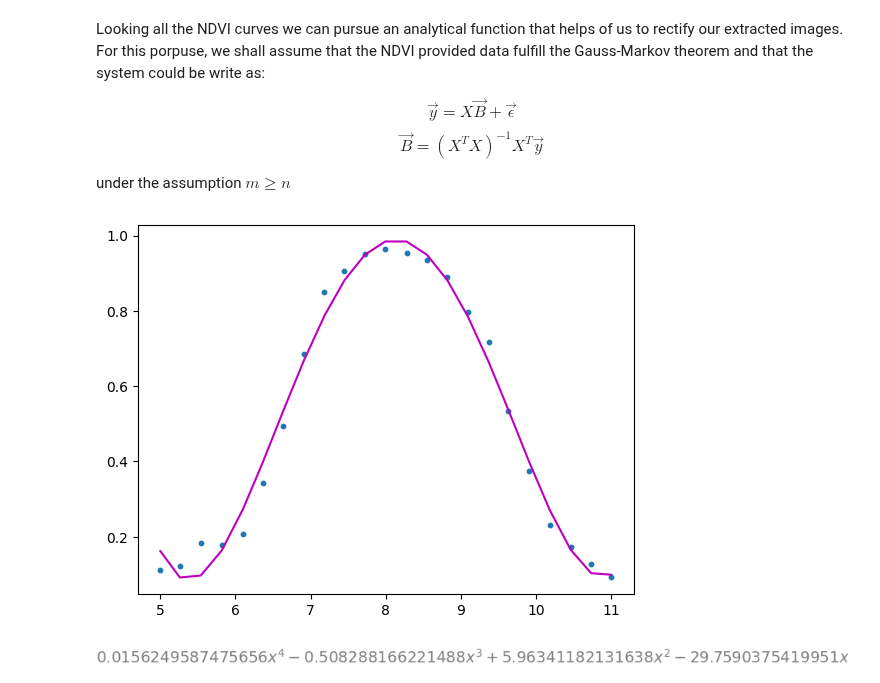
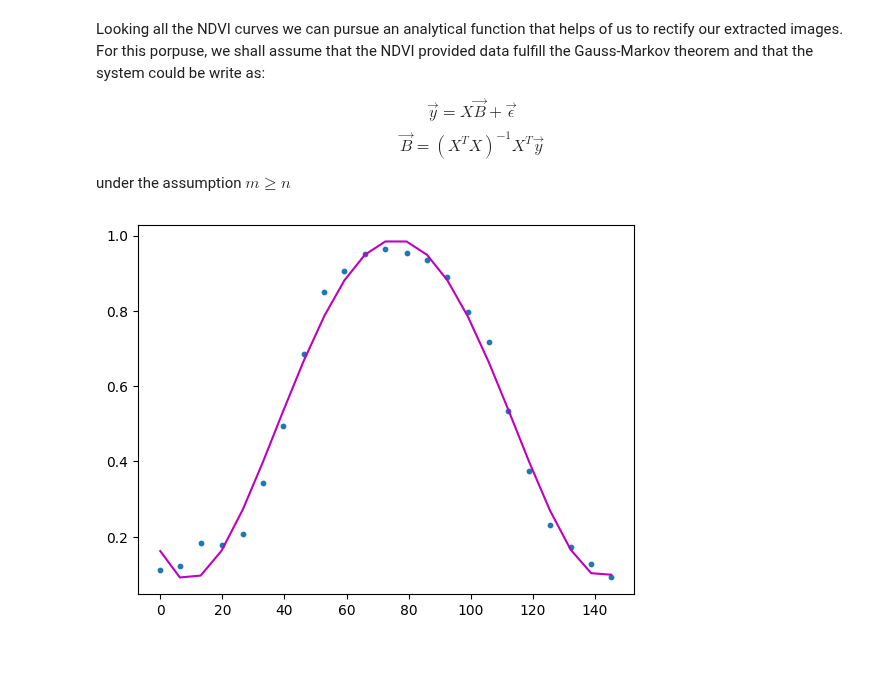
Before and after one commit to AguilarAngel9/Plant-Growth-Cycle-based-on-geospatial-data, a Jupyter notebook: DataExtraction/dataPreprocessor.ipynb, the cells around one changed output. Drawn from its saved outputs; the diff is of its cells as text; code cells hidden in the pictures; blank space fills up the shorter version.

```diff
--- a/DataExtraction/dataPreprocessor.ipynb
+++ b/DataExtraction/dataPreprocessor.ipynb
@@ -55,0 +56,5 @@ plt.show()
+# %%
+# Calculate the natural days.
+ndvi2020['days'] = ndvi2020['time'].apply(lambda x: x * (121/5))
+# Calculate the difference.
+ndvi2020['days'] = ndvi2020['days'].apply(lambda x: x - ndvi2020['days'][0])
@@ -61,16 +75,19 @@ $$\vec{B} = (X^{T} X)^{-1}X^{T}\vec{y}$$
 
 under the assumption $m \geq n$
 # %%
-# Polinomial Regression.
 def polynomial_regression(
     x: Union[List, np.array],
     y: Union[List, np.array],
     degree: int = 2
 ):
-    # Transforming the data to include another axis
+    """
+    Calculate the Polynomial Regression.
+    """
+    # Transforming the data to include another axis.
     x = np.array(x).reshape(len(x), 1)
     y = np.array(y).reshape(len(y), 1)
 
+    # Call the instance
     polynomial_features = PolynomialFeatures(degree=degree)
     x_poly = polynomial_features.fit_transform(x)
 
@@ -86,8 +103,8 @@ def polynomial_regression(
     rmse = np.sqrt(mean_squared_error(y, y_poly_pred))
 
     # Coefficient of determination.
-    r2 = r2_score(y,y_poly_pred)
-
+    r2 = r2_score(y, y_poly_pred)
+    # Plot the data to fit.
     plt.scatter(x, y, s=10)
 
     # Sort the values of x before line plot
@@ -97,8 +114,8 @@ def polynomial_regression(
     plt.plot(x, y_poly_pred, color='m')
     plt.show()
 
-    return rmse, r2, y_poly_pred, coefficients, intercept
+    return rmse, r2, y_poly_pred, coefficients, intercept, model, polynomial_features
 # %%
-rmse, r2, y_predicted, coeficients, intercept = polynomial_regression(ndvi2020['time'], ndvi2020['NDVI'], 4)
+rmse, r2, y_predicted, coeficients, intercept, model, polynomial_features = polynomial_regression(ndvi2020['days'], ndvi2020['NDVI'], 4)
 # %% [output]
-[figure, old version]
+[figure, new version]
@@ -111,8 +121,0 @@ x = sympy.Symbol('x')
-# %%
-coeficients = coeficients.reshape(-1)
-
-polynomial = coeficients[0] + coeficients[1]*x + coeficients[2]*x**2 + coeficients[3]*x**3 + coeficients[4]*x**4
-
-polynomial
-# %% [output]
-[figure, removed]
```
Also changed, not shown: parts of 7 cells of this notebook, 1 other file.
